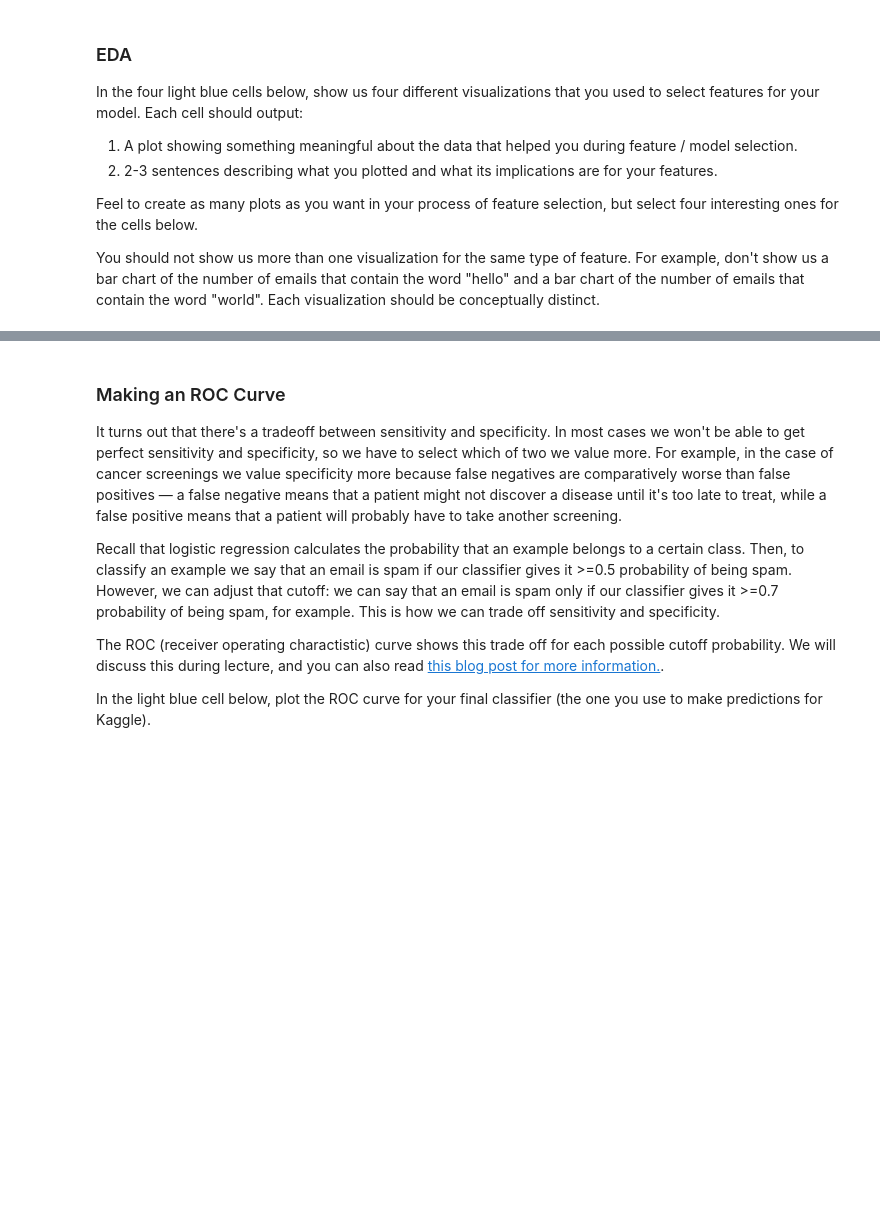
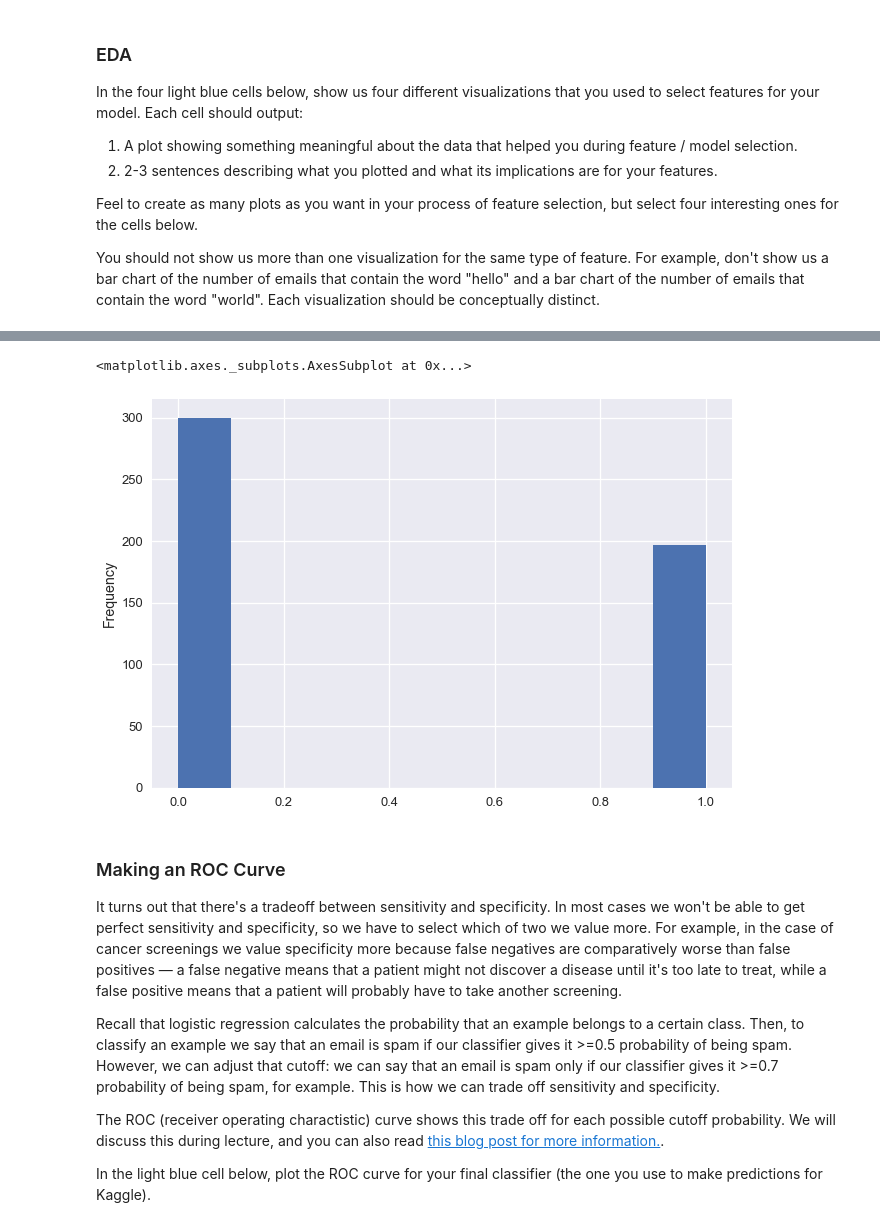
Before and after one commit to dhruvilbadani/ds100-proj2, a Jupyter notebook: proj2.ipynb, the cells around one changed output, grey strips where cells are left out. Saved outputs shown, nothing was run; the diff lists cells and outputs as text; code cells hidden in the pictures; blank space fills up the shorter version.

```diff
--- a/proj2.ipynb
+++ b/proj2.ipynb
@@ -351,3 +351,34 @@ Recall that you should use cross-validation to do feature and model selection pr
 You may use whatever method you prefer in order to create features. However, we want to make it fair to students who are seeing these techniques for the first time.  As such, **you are only allowed to train logistic regression models and their regularized forms**. This means no random forest, k-nearest-neighbors, neural nets, etc.
 
 We will not give you a code skeleton to do this, so feel free to create as many cells as you need in order to tackle this task. However, you should show us your process as outlined here:
+# %%
+from sklearn.feature_extraction.text import CountVectorizer
+
+with open('./stopwords.csv') as f:
+    stop_words = [x.replace('\n', '') for x in f.readlines()]
+
+avg_val_acc, avg_train_acc = 0.0, 0.0
+n_reps = 10
+for _ in range(n_reps):
+    train_bow = train.sample(frac=1) # permuting the data
+    train_frac = 0.7
+    train_cutoff = int(len(train_bow) * train_frac)
+    n_features = int(1.0 * train_cutoff)
+
+    vectorizer = CountVectorizer(stop_words=stop_words)
+    X_train_bow = vectorizer.fit_transform(list(train_bow['email'][:train_cutoff]))
+    y_train_bow = train_bow['spam'][:train_cutoff]
+    X_val_bow = vectorizer.transform(list(train_bow['email'][train_cutoff:]))
+    y_val_bow = train_bow['spam'][train_cutoff:]
+
+    clf_bow = LogisticRegression(C=0.0055)
+    clf_bow.fit(X_train_bow, y_train_bow)
+
+    val_acc, train_acc = clf_bow.score(X_val_bow, y_val_bow), clf_bow.score(X_train_bow, y_train_bow)
+    avg_val_acc += val_acc
+    avg_train_acc += train_acc
+
+avg_val_acc /= n_reps
+avg_train_acc /= n_reps
+
+print("Avg val acc = {0}, Avg train acc = {1}".format(avg_val_acc, avg_train_acc))
@@ -381,3 +483,13 @@ You should not show us more than one visualization for the same type of feature.
+# %%
+# This is the second graded EDA cell
+train_copy_1 = train.copy()
+train_copy_1.head()
+train_copy_1['col'] = train_copy_1['email'].apply(lambda text: int(stop_words[2] in text))
+train_copy_1 = train_copy_1[train_copy_1['col'] == 1]
+train_copy_1['spam'].plot.hist()
+# %% [output]
+<matplotlib.axes._subplots.AxesSubplot at 0x...>
+[figure, added]
 # %%
 # This is the third graded EDA cell
 # %%
```
Also changed, not shown: parts of 12 cells of this notebook, 5 other files.
